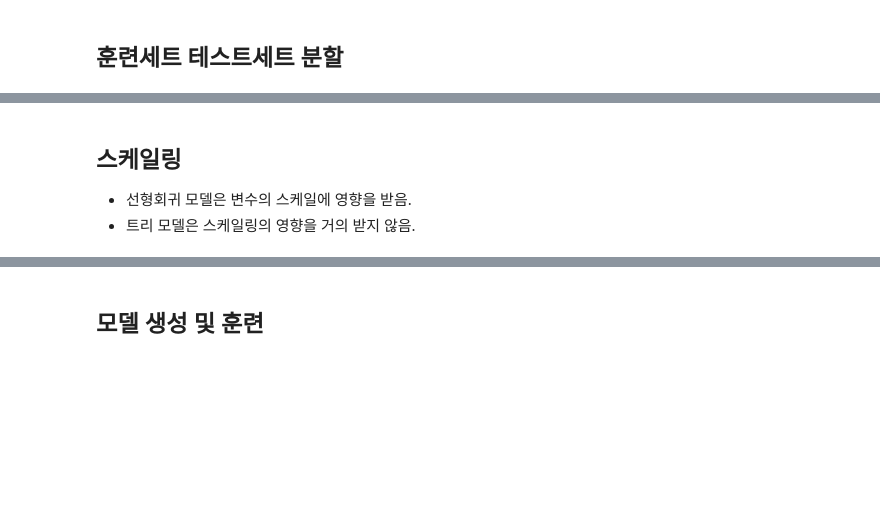
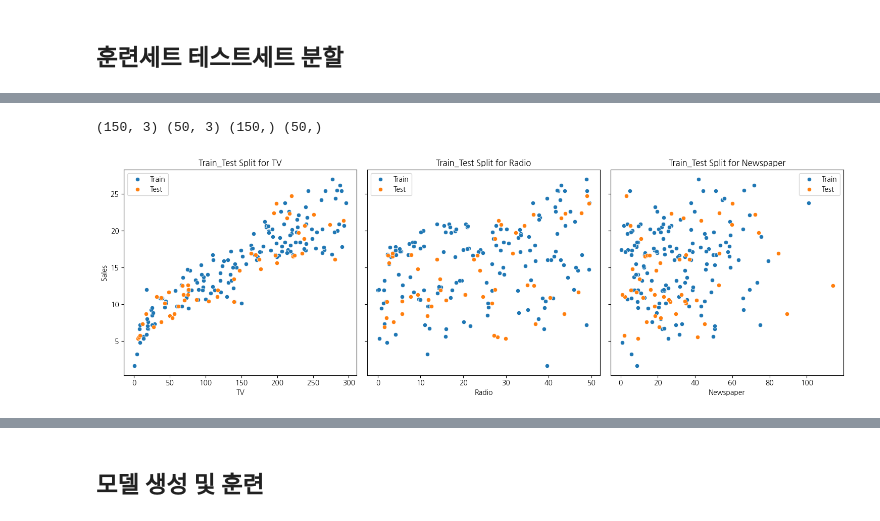
Before and after one commit to jimmynkim/MS_MachineLearning, a Jupyter notebook: 01_회귀_광고플랫폼에따른판매량예측/01_회귀_광고플랫폼에따른판매량예측3_다중회귀_실습.ipynb, the cells around one changed output, grey strips where cells are left out. Cells and saved outputs as stored; diff of their text form; code cells hidden in the pictures; blank space fills up the shorter version.

```diff
--- a/01_회귀_광고플랫폼에따른판매량예측/01_회귀_광고플랫폼에따른판매량예측3_다중회귀_실습.ipynb
+++ b/01_회귀_광고플랫폼에따른판매량예측/01_회귀_광고플랫폼에따른판매량예측3_다중회귀_실습.ipynb
@@ -36,4 +40,0 @@ df.head()
-# %% [markdown]
-## 스케일링
-- 선형회귀 모델은 변수의 스케일에 영향을 받음.
-- 트리 모델은 스케일링의 영향을 거의 받지 않음.
@@ -47,0 +41,36 @@ df.head()
+# %%
+# ------------------------------------------
+# 훈련세트, 테스트세트 분할
+# ------------------------------------------
+from sklearn.model_selection import train_test_split
+X_train, X_test, y_train, y_test = train_test_split(X, y, random_state=42)
+print(X_train.shape, X_test.shape, y_train.shape, y_test.shape)
+# %% [output]
+(150, 3) (50, 3) (150,) (50,)
+# %%
+# ------------------------------------------
+# 훈련세트, 테스트세트 분할 확인 시각화
+# ------------------------------------------
+
+# 독립변수 리스트
+features = ['TV', 'Radio', 'Newspaper']
+
+# 1행 3열의 서브플롯 생성
+fig, axes = plt.subplots(1, 3, figsize=(15, 5), sharey=True)
+
+# 각 변수에 대해 산점도 그리기
+for i, feature in enumerate(features):
+    # 훈련 세트 산점도
+    sns.scatterplot(x=X_train[feature], y=y_train, ax=axes[i], label="Train")
+
+    # 테스트 세트 산점도
+    sns.scatterplot(x=X_test[feature], y=y_test, ax=axes[i], label="Test")
+
+    axes[i].set_title(f"Train_Test Split for {feature}")
+    axes[i].set_xlabel(feature)
+    axes[i].legend(loc='best')
+
+plt.tight_layout() # 그래프 간격 자동 조정
+plt.show()
+# %% [output]
+[figure, added]
```
Also changed, not shown: parts of 33 cells of this notebook, 1 other file.
